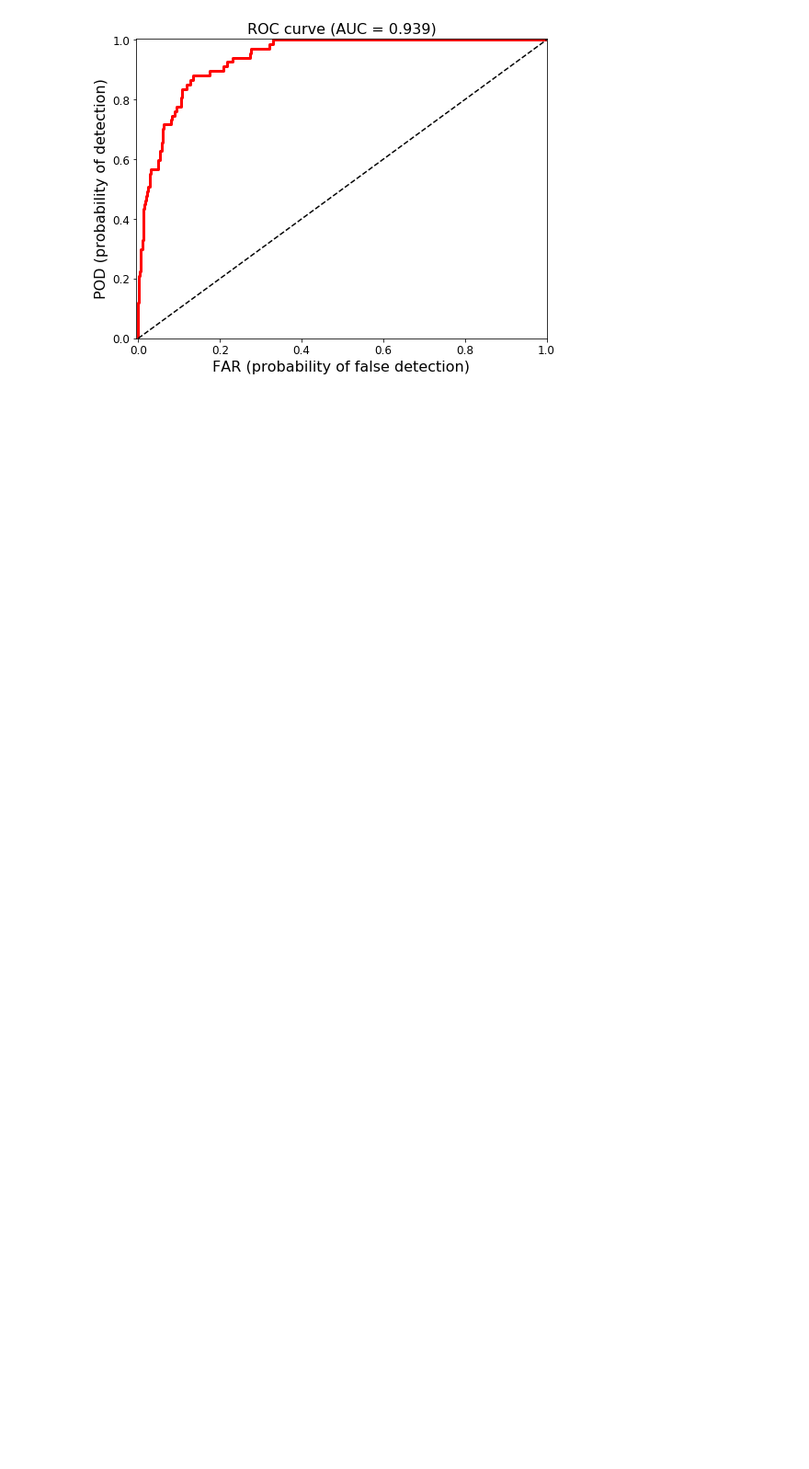
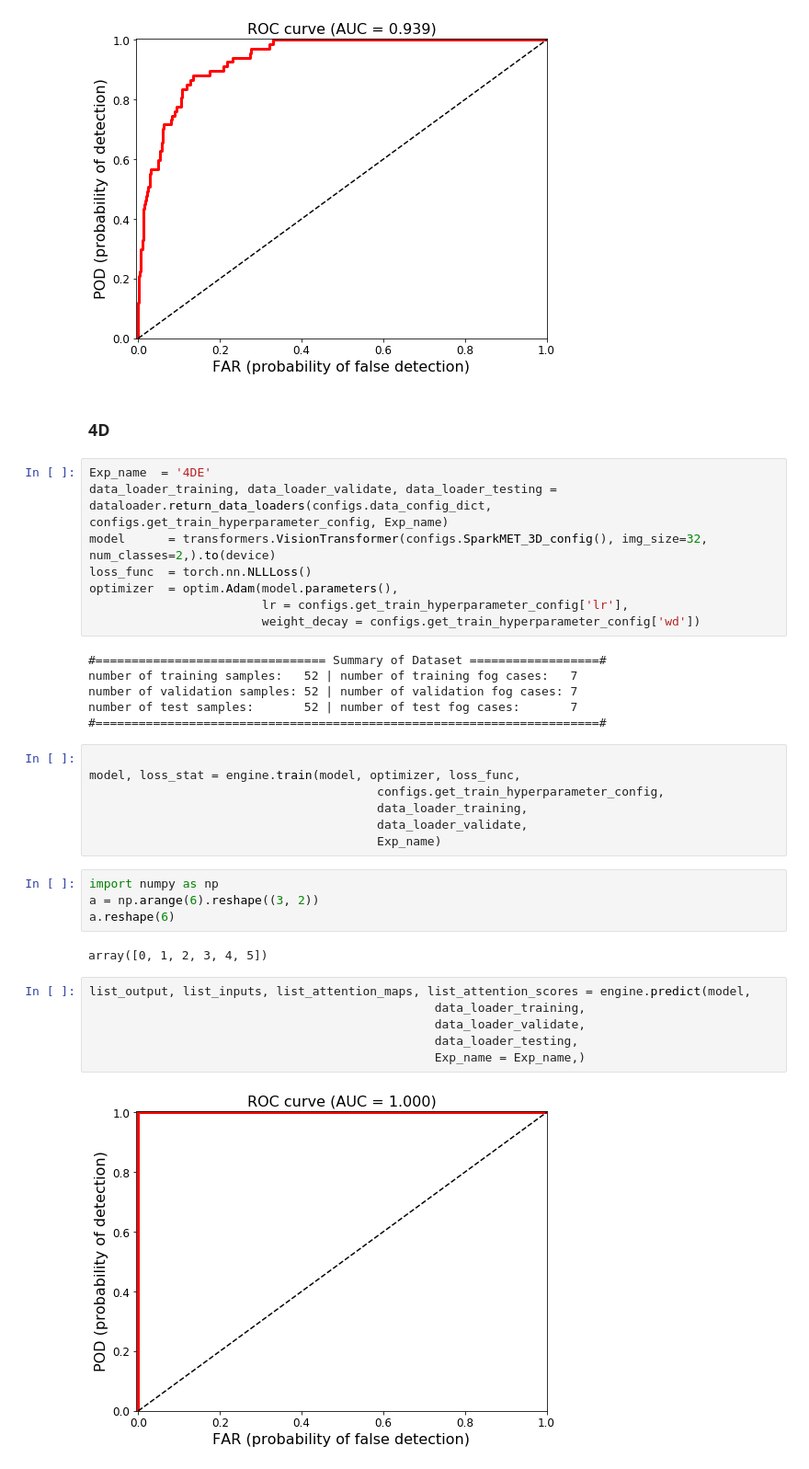
Before and after one commit to conrad-blucher-institute/SparkMET, a Jupyter notebook: Predict2D.ipynb, the cells around one changed output. Shown: that part at 92% size. Drawn from its saved outputs; the diff is of its cells as text; blank space fills up the shorter version.

```diff
--- a/Predict2D.ipynb
+++ b/Predict2D.ipynb
@@ -82,3 +76,40 @@ list_output, list_inputs, list_attention_maps = engine.predict(model,
 [figure]
 [figure]
 [figure]
+# %% [markdown]
+### 4D
+# %%
+Exp_name  = '4DE'
+data_loader_training, data_loader_validate, data_loader_testing = dataloader.return_data_loaders(configs.data_config_dict, configs.get_train_hyperparameter_config, Exp_name)
+model      = transformers.VisionTransformer(configs.SparkMET_3D_config(), img_size=32, num_classes=2,).to(device)
+loss_func  = torch.nn.NLLLoss()
+optimizer  = optim.Adam(model.parameters(),
+                        lr = configs.get_train_hyperparameter_config['lr'],
+                        weight_decay = configs.get_train_hyperparameter_config['wd'])
+# %% [output]
+#================================ Summary of Dataset ==================#
+number of training samples:   52 | number of training fog cases:   7
+number of validation samples: 52 | number of validation fog cases: 7
+number of test samples:       52 | number of test fog cases:       7
+#======================================================================#
+# %%
+
+model, loss_stat = engine.train(model, optimizer, loss_func,
+                                        configs.get_train_hyperparameter_config,
+                                        data_loader_training,
+                                        data_loader_validate,
+                                        Exp_name)
+# %%
+import numpy as np
+a = np.arange(6).reshape((3, 2))
+a.reshape(6)
+# %% [output]
+array([0, 1, 2, 3, 4, 5])
+# %%
+list_output, list_inputs, list_attention_maps, list_attention_scores = engine.predict(model,
+                                                data_loader_training,
+                                                data_loader_validate,
+                                                data_loader_testing,
+                                                Exp_name = Exp_name,)
+# %% [output]
+[figure, added]
```
Also changed, not shown: parts of 4 cells of this notebook, 6 other files.
